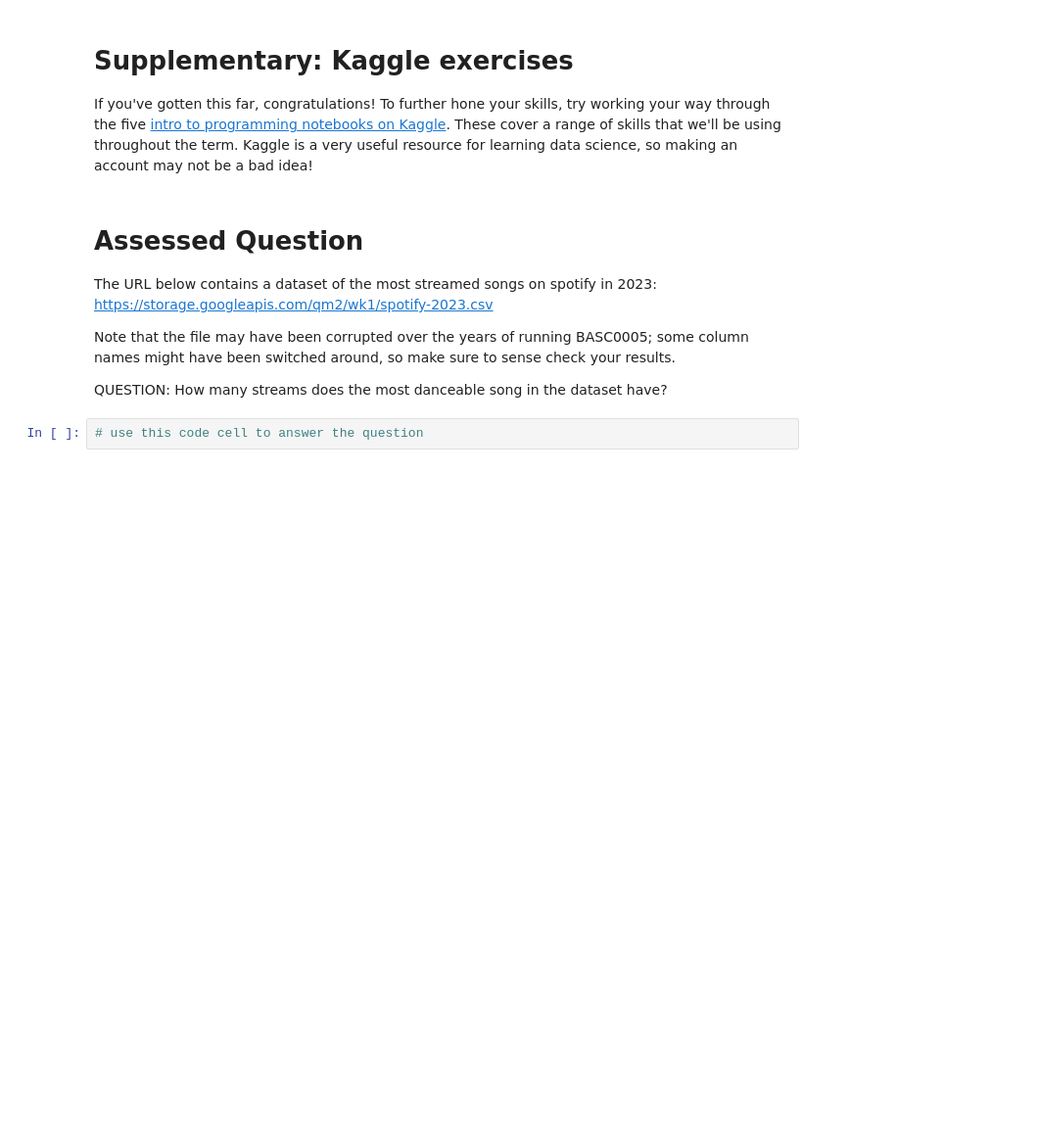
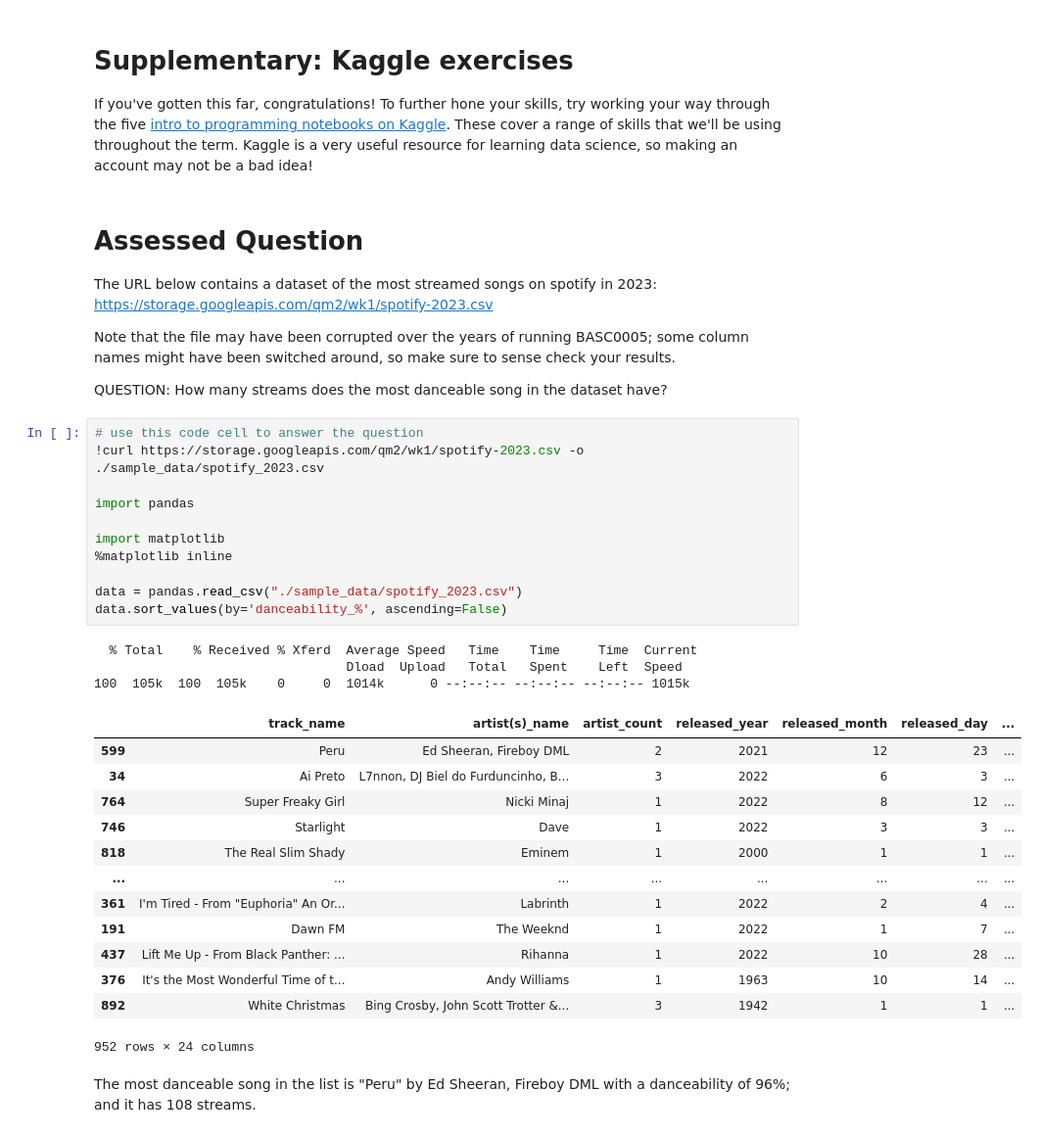
Before and after one commit to AngelaZhang111/QM2, a Jupyter notebook: W1_Python_Recap.ipynb, the cells around one changed output. Shown at 98% size. Saved outputs shown, nothing was run; the diff lists cells and outputs as text; blank space fills up the shorter version.

```diff
--- a/W1_Python_Recap.ipynb
+++ b/W1_Python_Recap.ipynb
@@ -232,5 +253,33 @@ https://storage.googleapis.com/qm2/wk1/spotify-2023.csv
 Note that the file may have been corrupted over the years of running BASC0005; some column names might have been switched around, so make sure to sense check your results.
 
 QUESTION: How many streams does the most danceable song in the dataset have?
-# %%
-# use this code cell to answer the question
+# %%
+# use this code cell to answer the question
+!curl https://storage.googleapis.com/qm2/wk1/spotify-2023.csv -o ./sample_data/spotify_2023.csv
+
+import pandas
+
+import matplotlib
+%matplotlib inline
+
+data = pandas.read_csv("./sample_data/spotify_2023.csv")
+data.sort_values(by='danceability_%', ascending=False)
+# %% [output]
+  % Total    % Received % Xferd  Average Speed   Time    Time     Time  Current
+                                 Dload  Upload   Total   Spent    Left  Speed
+100  105k  100  105k    0     0  1014k      0 --:--:-- --:--:-- --:--:-- 1015k
+|  | track_name | artist(s)_name | artist_count | released_year | released_month | released_day | ... |
+| 599 | Peru | Ed Sheeran, Fireboy DML | 2 | 2021 | 12 | 23 | ... |
+| 34 | Ai Preto | L7nnon, DJ Biel do Furduncinho, B... | 3 | 2022 | 6 | 3 | ... |
+| 764 | Super Freaky Girl | Nicki Minaj | 1 | 2022 | 8 | 12 | ... |
+| 746 | Starlight | Dave | 1 | 2022 | 3 | 3 | ... |
+| 818 | The Real Slim Shady | Eminem | 1 | 2000 | 1 | 1 | ... |
+| ... | ... | ... | ... | ... | ... | ... | ... |
+| 361 | I'm Tired - From "Euphoria" An Or... | Labrinth | 1 | 2022 | 2 | 4 | ... |
+| 191 | Dawn FM | The Weeknd | 1 | 2022 | 1 | 7 | ... |
+| 437 | Lift Me Up - From Black Panther: ... | Rihanna | 1 | 2022 | 10 | 28 | ... |
+| 376 | It's the Most Wonderful Time of t... | Andy Williams | 1 | 1963 | 10 | 14 | ... |
+| 892 | White Christmas | Bing Crosby, John Scott Trotter &... | 3 | 1942 | 1 | 1 | ... |
+952 rows × 24 columns
+# %% [markdown]
+The most danceable song in the list is "Peru" by Ed Sheeran, Fireboy DML with a danceability of 96%; and it has 108 streams.
```
Also changed, not shown: parts of 2 cells of this notebook.
